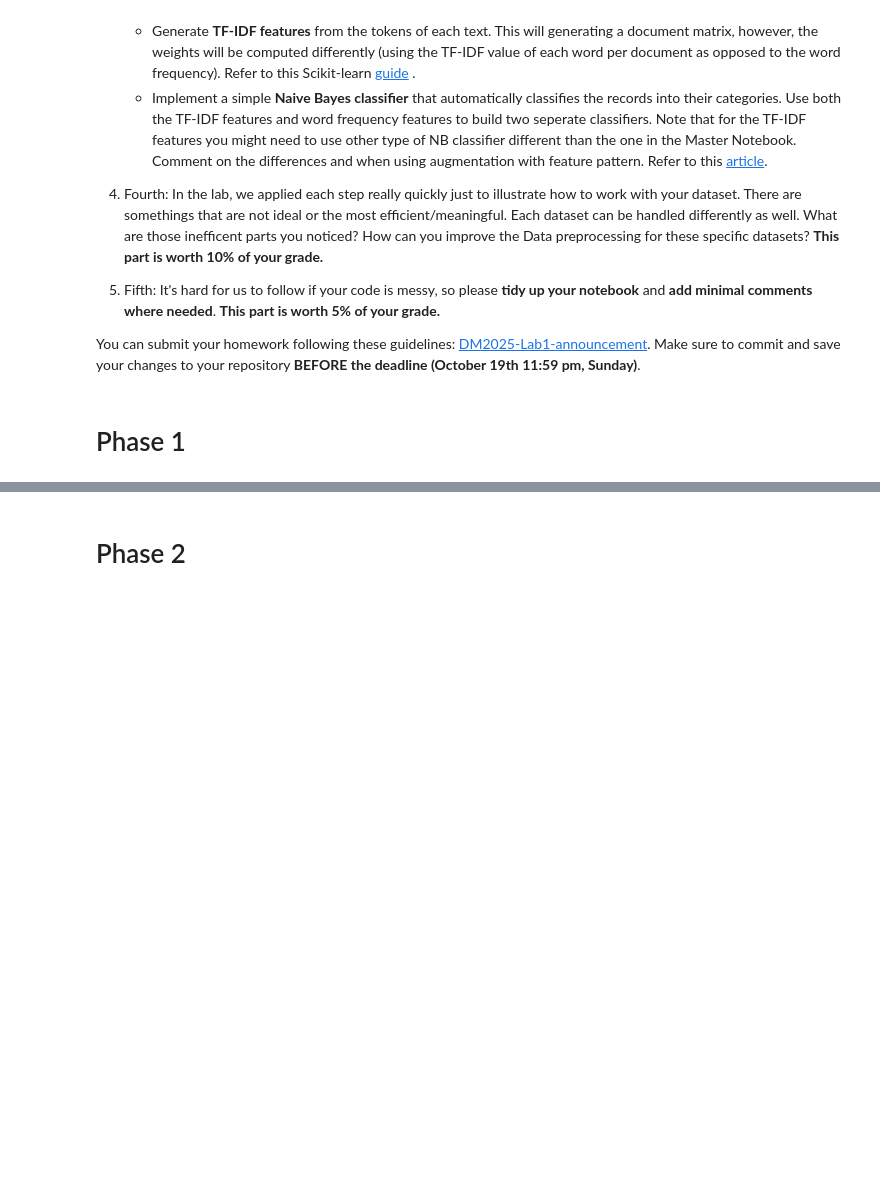
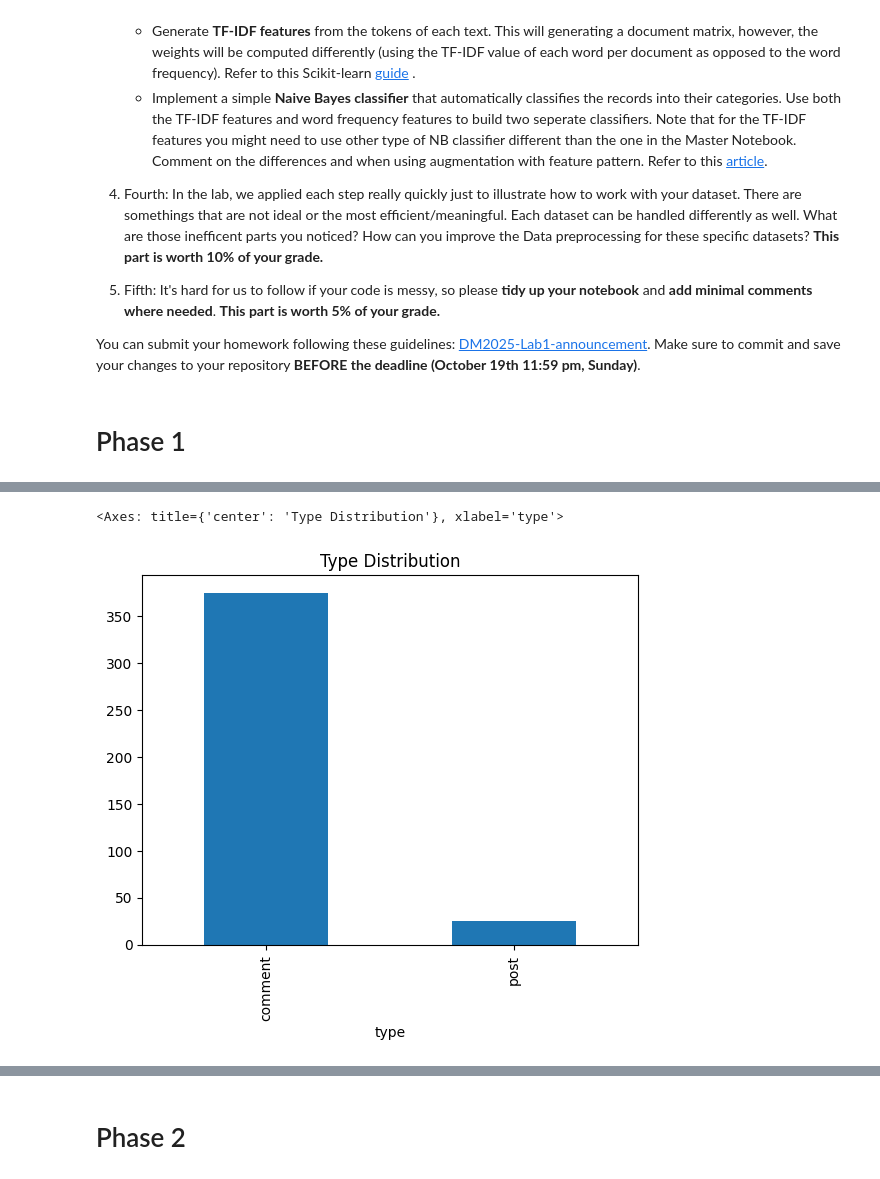
Before and after one commit to Hsun1128/DM2025-Lab1-Exercise, a Jupyter notebook: DM2025-Lab1-Homework.ipynb, the cells around one changed output, grey strips where cells are left out. Cells and saved outputs as stored; diff of their text form; code cells hidden in the pictures; blank space fills up the shorter version.

```diff
--- a/DM2025-Lab1-Homework.ipynb
+++ b/DM2025-Lab1-Homework.ipynb
@@ -62,0 +266,2 @@ You can submit your homework following these guidelines: [DM2025-Lab1-announceme
+# %%
+df_sample = df.sample(n=400)
@@ -62,0 +316,6 @@ You can submit your homework following these guidelines: [DM2025-Lab1-announceme
+# %%
+df_sample.type.value_counts().plot(kind='bar',
+                            title='Type Distribution')
+# %% [output]
+<Axes: title={'center': 'Type Distribution'}, xlabel='type'>
+[figure, added]
```
Also changed, not shown: parts of 61 cells of this notebook, 2 other files.
